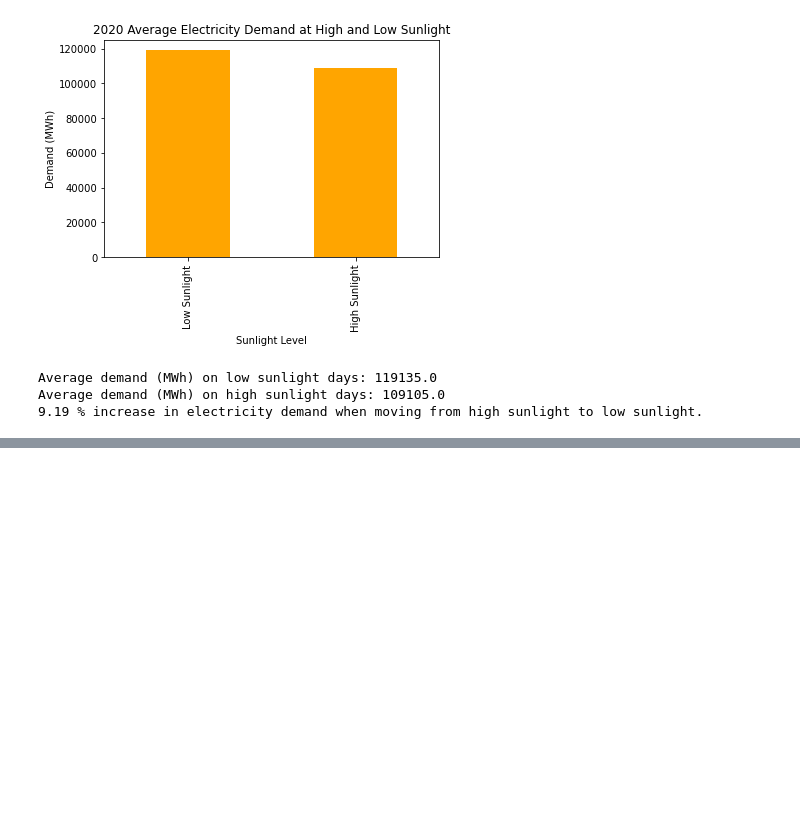
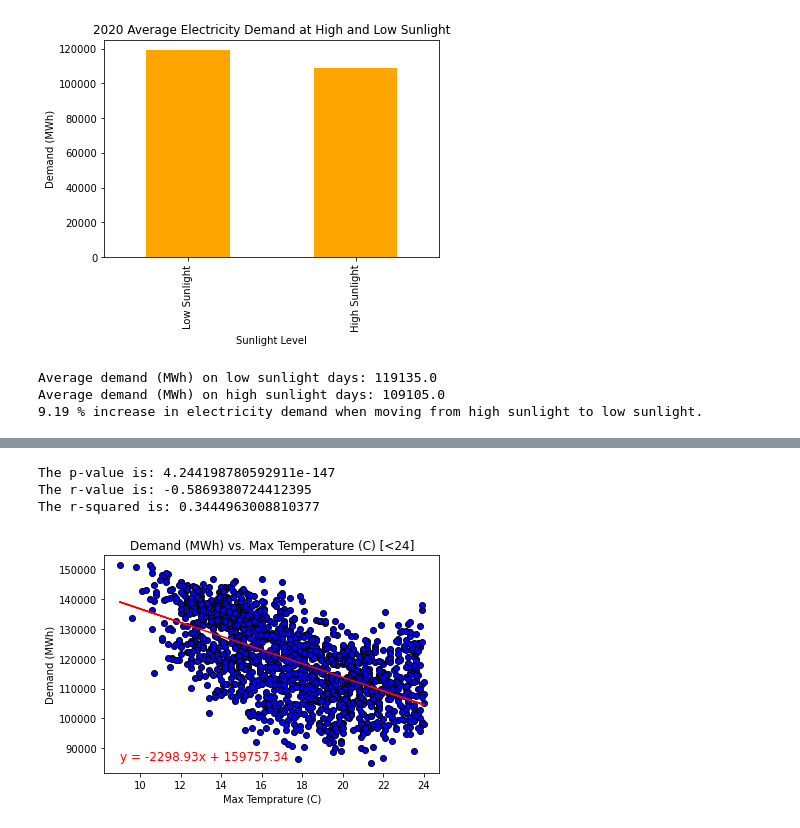
Before and after one commit to AThompson7/Project-1, a Jupyter notebook: electricity.ipynb, the cells around one changed output, grey strips where cells are left out. Saved outputs shown, nothing was run; the diff lists cells and outputs as text; code cells hidden in the pictures; blank space fills up the shorter version.

```diff
--- a/electricity.ipynb
+++ b/electricity.ipynb
@@ -143,3 +153,7 @@ print(f'{round(percent_change_2020*100,2)} % increase in electricity demand when
 Average demand (MWh) on low sunlight days: 119135.0
 Average demand (MWh) on high sunlight days: 109105.0
 9.19 % increase in electricity demand when moving from high sunlight to low sunlight.
+# %%
+#Creating reduced data frame to contain only date, demand and max temperature
+max_temp_demand_df = electricity_data_clean[["Date", "Demand (MWh)", "Max temperature"]]
+max_temp_demand_df.head()
@@ -145,0 +167,5 @@ Average demand (MWh) on high sunlight days: 109105.0
+# %%
+#Creating data frame with max temperatures below 24 C
+df1 = max_temp_demand_df.loc[max_temp_demand_df["Max temperature"] <= 24, [
+    "Date", "Demand (MWh)", "Max temperature"]]
+df1
@@ -145,0 +205,23 @@ Average demand (MWh) on high sunlight days: 109105.0
+# %%
+# Plot 1: Max Temperature (<24 C) vs. Demand
+x_values = df1 ["Max temperature"]
+y_values = df1 ["Demand (MWh)"]
+
+plt.scatter(x_values,y_values, marker = "o", facecolor = "blue", edgecolor="black")
+(slope, intercept, rvalue, pvalue, stderr) = linregress(x_values, y_values)
+regress_values = x_values * slope + intercept
+line_eq = "y = " + str(round(slope,2)) + "x + " + str(round(intercept,2))
+plt.plot(x_values,regress_values,"r-")
+plt.annotate(line_eq, (9, 86000), fontsize=12,color="red")
+plt.xlabel("Max Temprature (C)")
+plt.ylabel("Demand (MWh)")
+plt.title("Demand (MWh) vs. Max Temperature (C) [<24]")
+print(f"The p-value is: {pvalue}")
+print(f"The r-value is: {rvalue}")
+print(f"The r-squared is: {rvalue**2}")
+plt.show()
+# %% [output]
+The p-value is: 4.244198780592911e-147
+The r-value is: -0.5869380724412395
+The r-squared is: 0.3444963008810377
+[figure, added]
```
Also changed, not shown: parts of 35 cells of this notebook.
